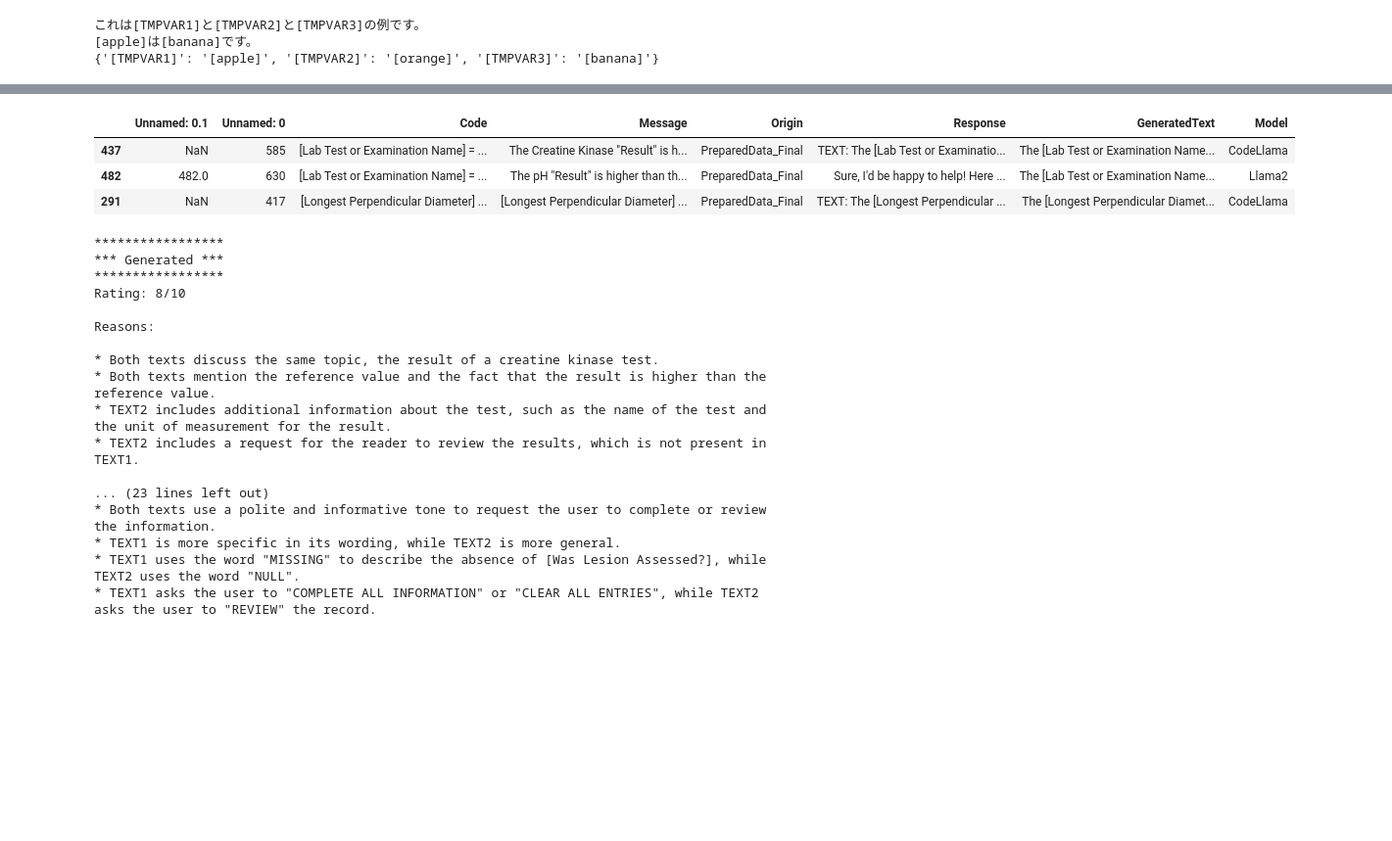
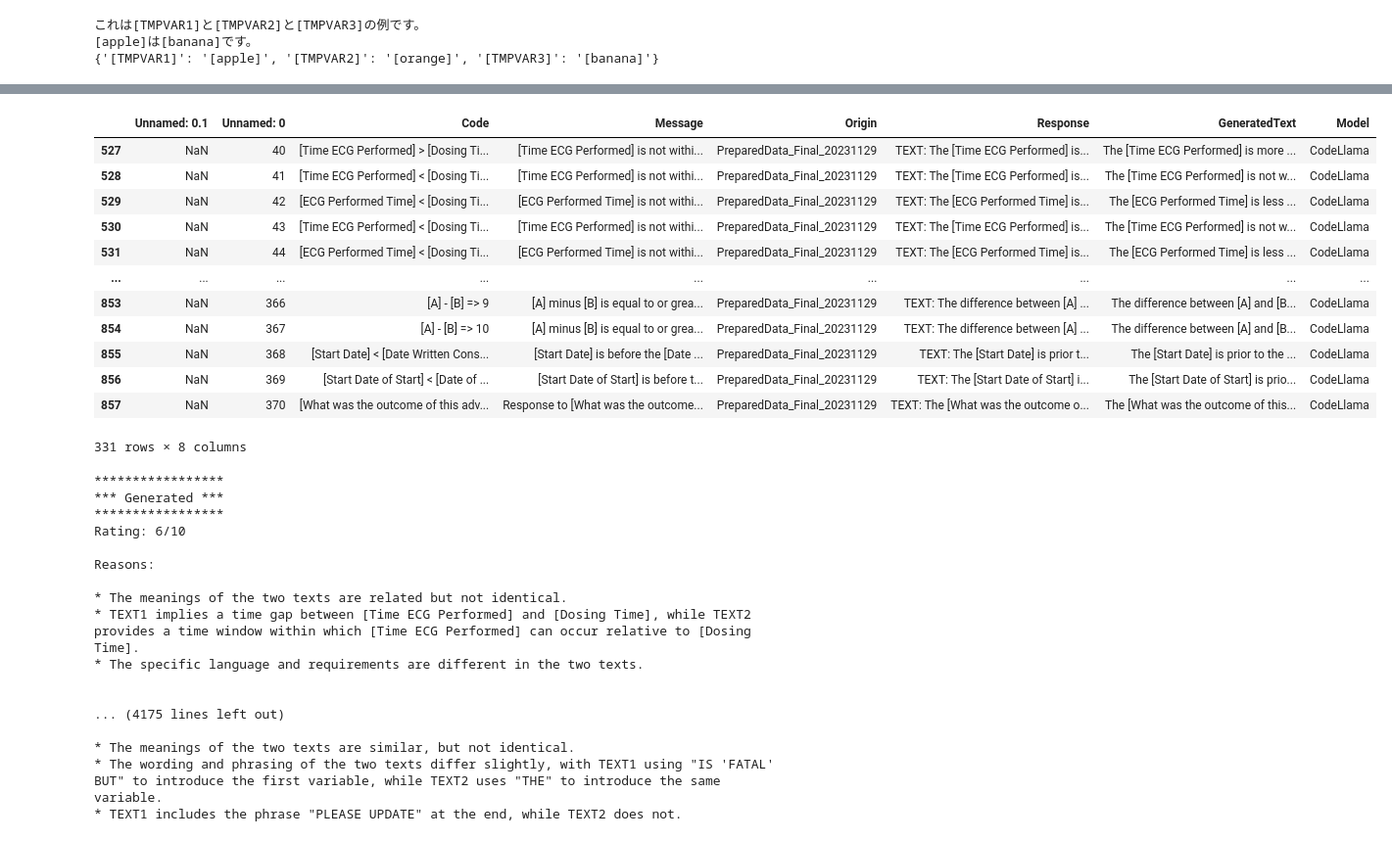
Before and after one commit to Takumi173/2023Test, a Jupyter notebook: PseudoCodeToText_TextsConsistency.ipynb, the cells around one changed output, grey strips where cells are left out. Shown at 98% size. Cells and saved outputs as stored; diff of their text form; code cells hidden in the pictures; blank space fills up the shorter version.

```diff
--- a/PseudoCodeToText_TextsConsistency.ipynb
+++ b/PseudoCodeToText_TextsConsistency.ipynb
@@ -386,21 +389,30 @@ You are a helpful, respectful, honest and excellent programmer.  Always answer a
 # %%
 #Targetdf = df
-Targetdf = df.sample(n=3, random_state=42)
+#Targetdf = df.sample(n=3, random_state=42)
 #Targetdf = df[1:5]
 #Targetdf = df[0:330]
 #Targetdf = df[329:660]
 #Targetdf = df[659:990]
 #Targetdf = df[989:1320]
 #Targetdf = df[1319:1650]
-#Targetdf = df[1649:1980]
+Targetdf = df[1649:1980]
 #Targetdf = df[1979:]
 
 Targetdf
 # %% [output]
 |  | Unnamed: 0.1 | Unnamed: 0 | Code | Message | Origin | Response | GeneratedText | Model |
-| 437 | NaN | 585 | [Lab Test or Examination Name] = ... | The Creatine Kinase "Result" is h... | PreparedData_Final | TEXT: The [Lab Test or Examinatio... | The [Lab Test or Examination Name... | CodeLlama |
-| 482 | 482.0 | 630 | [Lab Test or Examination Name] = ... | The pH "Result" is higher than th... | PreparedData_Final | Sure, I'd be happy to help! Here ... | The [Lab Test or Examination Name... | Llama2 |
-| 291 | NaN | 417 | [Longest Perpendicular Diameter] ... | [Longest Perpendicular Diameter] ... | PreparedData_Final | TEXT: The [Longest Perpendicular ... | The [Longest Perpendicular Diamet... | CodeLlama |
+| 527 | NaN | 40 | [Time ECG Performed] > [Dosing Ti... | [Time ECG Performed] is not withi... | PreparedData_Final_20231129 | TEXT: The [Time ECG Performed] is... | The [Time ECG Performed] is more ... | CodeLlama |
+| 528 | NaN | 41 | [Time ECG Performed] < [Dosing Ti... | [Time ECG Performed] is not withi... | PreparedData_Final_20231129 | TEXT: The [Time ECG Performed] is... | The [Time ECG Performed] is not w... | CodeLlama |
+| 529 | NaN | 42 | [ECG Performed Time] < [Dosing Ti... | [ECG Performed Time] is not withi... | PreparedData_Final_20231129 | TEXT: The [ECG Performed Time] is... | The [ECG Performed Time] is less ... | CodeLlama |
+| 530 | NaN | 43 | [Time ECG Performed] < [Dosing Ti... | [Time ECG Performed] is not withi... | PreparedData_Final_20231129 | TEXT: The [Time ECG Performed] is... | The [Time ECG Performed] is not w... | CodeLlama |
+| 531 | NaN | 44 | [ECG Performed Time] < [Dosing Ti... | [ECG Performed Time] is not withi... | PreparedData_Final_20231129 | TEXT: The [ECG Performed Time] is... | The [ECG Performed Time] is less ... | CodeLlama |
+| ... | ... | ... | ... | ... | ... | ... | ... | ... |
+| 853 | NaN | 366 | [A] - [B] => 9 | [A] minus [B] is equal to or grea... | PreparedData_Final_20231129 | TEXT: The difference between [A] ... | The difference between [A] and [B... | CodeLlama |
+| 854 | NaN | 367 | [A] - [B] => 10 | [A] minus [B] is equal to or grea... | PreparedData_Final_20231129 | TEXT: The difference between [A] ... | The difference between [A] and [B... | CodeLlama |
+| 855 | NaN | 368 | [Start Date] < [Date Written Cons... | [Start Date] is before the [Date ... | PreparedData_Final_20231129 | TEXT: The [Start Date] is prior t... | The [Start Date] is prior to the ... | CodeLlama |
+| 856 | NaN | 369 | [Start Date of Start] < [Date of ... | [Start Date of Start] is before t... | PreparedData_Final_20231129 | TEXT: The [Start Date of Start] i... | The [Start Date of Start] is prio... | CodeLlama |
+| 857 | NaN | 370 | [What was the outcome of this adv... | Response to [What was the outcome... | PreparedData_Final_20231129 | TEXT: The [What was the outcome o... | The [What was the outcome of this... | CodeLlama |
+331 rows × 8 columns
 # %%
 import pandas as pd
 import warnings
@@ -421,20 +433,20 @@ for t1, t2 in tzip(Targetdf['Message'].tolist(), Targetdf['GeneratedText'].tolis
 *****************
 *** Generated ***
 *****************
-Rating: 8/10
+Rating: 6/10
 
 Reasons:
 
-* Both texts discuss the same topic, the result of a creatine kinase test.
-* Both texts mention the reference value and the fact that the result is higher than the reference value.
-* TEXT2 includes additional information about the test, such as the name of the test and the unit of measurement for the result.
-* TEXT2 includes a request for the reader to review the results, which is not present in TEXT1.
+* The meanings of the two texts are related but not identical.
+* TEXT1 implies a time gap between [Time ECG Performed] and [Dosing Time], while TEXT2 provides a time window within which [Time ECG Performed] can occur relative to [Dosing Time].
+* The specific language and requirements are different in the two texts.
 
-... (23 lines left out)
-* Both texts use a polite and informative tone to request the user to complete or review the information.
-* TEXT1 is more specific in its wording, while TEXT2 is more general.
-* TEXT1 uses the word "MISSING" to describe the absence of [Was Lesion Assessed?], while TEXT2 uses the word "NULL".
-* TEXT1 asks the user to "COMPLETE ALL INFORMATION" or "CLEAR ALL ENTRIES", while TEXT2 asks the user to "REVIEW" the record.
+
+... (4175 lines left out)
+
+* The meanings of the two texts are similar, but not identical.
+* The wording and phrasing of the two texts differ slightly, with TEXT1 using "IS 'FATAL' BUT" to introduce the first variable, while TEXT2 uses "THE" to introduce the same variable.
+* TEXT1 includes the phrase "PLEASE UPDATE" at the end, while TEXT2 does not.
 # %%
 columns = ['vardiff', 'prompt_step1' ,'output_step1', 'prompt_step2', 'output_step2', 'output']
 Results_df = pd.DataFrame(Results, columns=columns)
```
Also changed, not shown: parts of 7 cells of this notebook.
